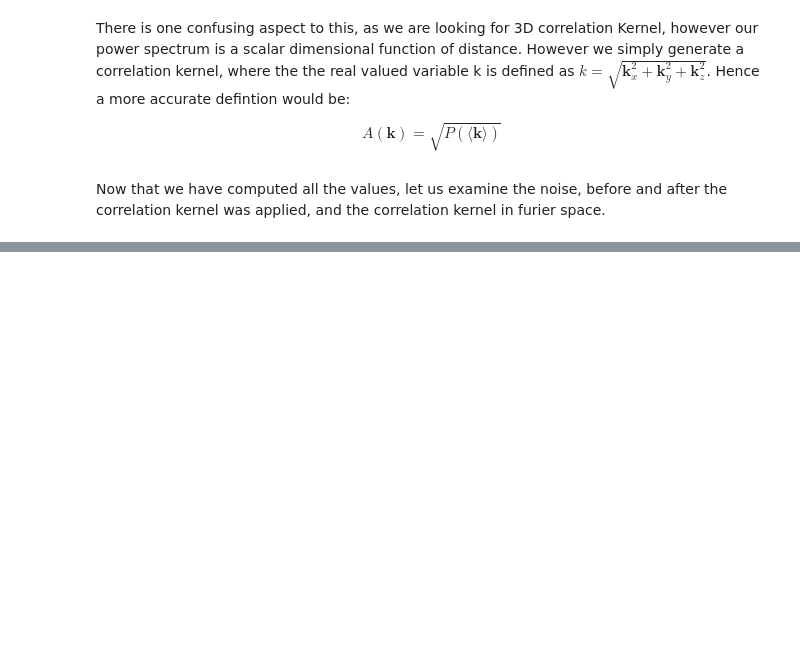
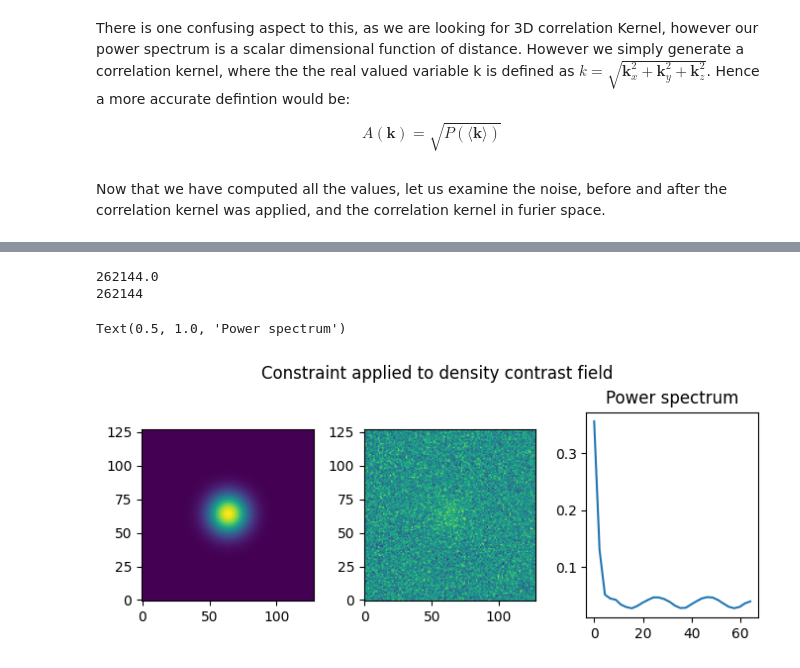
Before and after one commit to andrinr/IC-prediction, a Jupyter notebook: src/ic.ipynb, the cells around one changed output, grey strips where cells are left out. Cells and saved outputs as stored; diff of their text form; code cells hidden in the pictures; blank space fills up the shorter version.

```diff
--- a/src/ic.ipynb
+++ b/src/ic.ipynb
@@ -142,0 +161,40 @@ plt.tight_layout()
+# %%
+def constraint(x : jnp.ndarray, p : jnp.ndarray, sigma : float):
+
+    # compute the distance to the point
+    d = jnp.linalg.norm(x - p, axis=-1)
+
+    delta = jnp.exp(-d**2 / (2 * sigma**2))
+
+    return delta
+
+coords = jnp.linspace(-n_grid_half, n_grid_half, n_grid, endpoint=False)
+x, y, z = jnp.meshgrid(coords, coords, coords, indexing='ij')
+grid = jnp.stack([x, y, z], axis=-1)
+
+p = jnp.array([0, 0, 0])
+sigma = 10
+cons = constraint(grid, p, sigma)
+
+# compute the mean field
+delta_corr_cons = (delta_corr + cons) / 2
+
+# comput the residual
+residual = delta_corr - delta_corr_cons
+# %%
+# plot it
+fig, (ax1, ax2, ax3) = plt.subplots(1, 3, figsize=(7, 3))
+fig.suptitle('Constraint applied to density contrast field')
+ax1.imshow(cons[n_grid//2], origin='lower')
+
+ax2.imshow(delta_corr_cons[n_grid//2], origin='lower')
+plt.tight_layout()
+
+k, Pk = power_spectrum(delta_corr_cons)
+ax3.plot(k, Pk)
+ax3.set_title('Power spectrum')
+# %% [output]
+262144.0
+262144
+Text(0.5, 1.0, 'Power spectrum')
+[figure, added]
```
Also changed, not shown: parts of 6 cells of this notebook, 2 other files.
